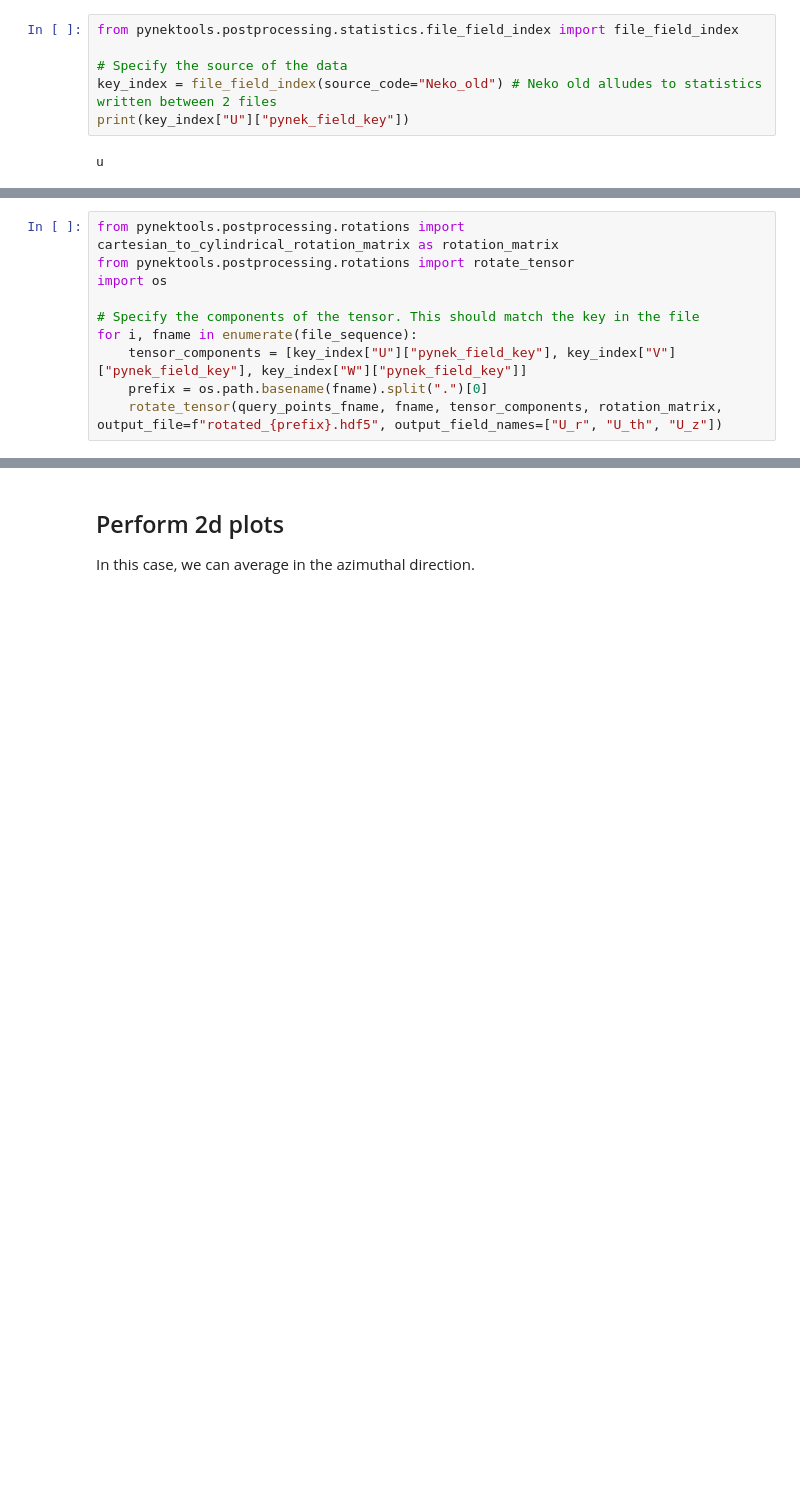
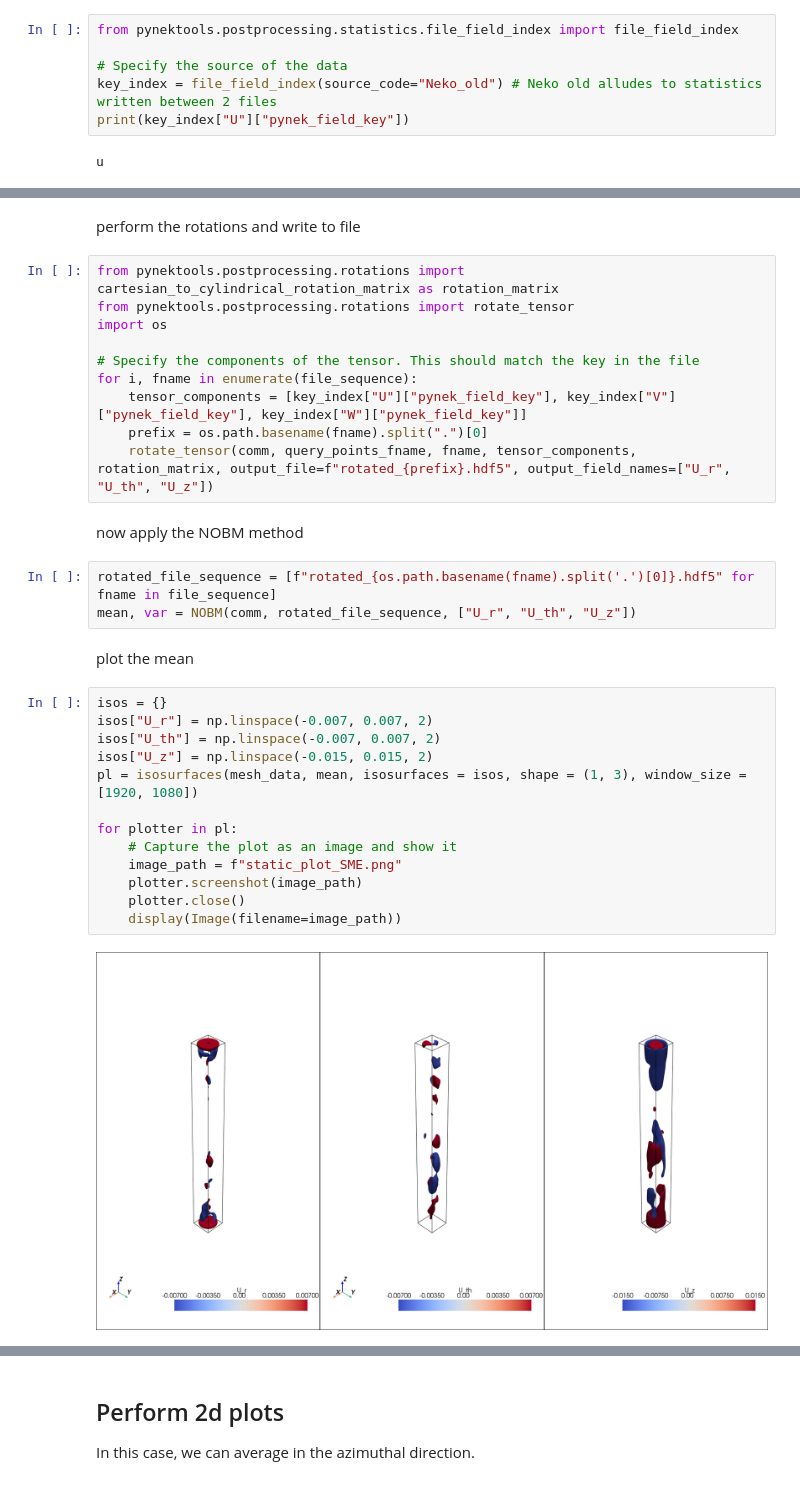
Before and after one commit to nchristensen/pySEMTools, a Jupyter notebook: examples/6-statistics/2-UQ_of_mean_fields.ipynb, the cells around one changed output, grey strips where cells are left out. Saved outputs shown, nothing was run; the diff lists cells and outputs as text; blank space fills up the shorter version.

```diff
--- a/examples/6-statistics/2-UQ_of_mean_fields.ipynb
+++ b/examples/6-statistics/2-UQ_of_mean_fields.ipynb
@@ -152,10 +93,0 @@ The tensor_components list should contain the keys to be used to identify the te
-# %%
-from pynektools.postprocessing.rotations import cartesian_to_cylindrical_rotation_matrix as rotation_matrix
-from pynektools.postprocessing.rotations import rotate_tensor
-import os
-
-# Specify the components of the tensor. This should match the key in the file
-for i, fname in enumerate(file_sequence):
-    tensor_components = [key_index["U"]["pynek_field_key"], key_index["V"]["pynek_field_key"], key_index["W"]["pynek_field_key"]]
-    prefix = os.path.basename(fname).split(".")[0]
-    rotate_tensor(query_points_fname, fname, tensor_components, rotation_matrix, output_file=f"rotated_{prefix}.hdf5", output_field_names=["U_r", "U_th", "U_z"])
@@ -301,0 +94,34 @@ with h5py.File("rotated_mean_fields.hdf5", 'w') as f:
+# %% [markdown]
+perform the rotations and write to file
+# %%
+from pynektools.postprocessing.rotations import cartesian_to_cylindrical_rotation_matrix as rotation_matrix
+from pynektools.postprocessing.rotations import rotate_tensor
+import os
+
+# Specify the components of the tensor. This should match the key in the file
+for i, fname in enumerate(file_sequence):
+    tensor_components = [key_index["U"]["pynek_field_key"], key_index["V"]["pynek_field_key"], key_index["W"]["pynek_field_key"]]
+    prefix = os.path.basename(fname).split(".")[0]
+    rotate_tensor(comm, query_points_fname, fname, tensor_components, rotation_matrix, output_file=f"rotated_{prefix}.hdf5", output_field_names=["U_r", "U_th", "U_z"])
+# %% [markdown]
+now apply the NOBM method
+# %%
+rotated_file_sequence = [f"rotated_{os.path.basename(fname).split('.')[0]}.hdf5" for fname in file_sequence]
+mean, var = NOBM(comm, rotated_file_sequence, ["U_r", "U_th", "U_z"])
+# %% [markdown]
+plot the mean
+# %%
+isos = {}
+isos["U_r"] = np.linspace(-0.007, 0.007, 2)
+isos["U_th"] = np.linspace(-0.007, 0.007, 2)
+isos["U_z"] = np.linspace(-0.015, 0.015, 2)
+pl = isosurfaces(mesh_data, mean, isosurfaces = isos, shape = (1, 3), window_size = [1920, 1080])
+
+for plotter in pl:
+    # Capture the plot as an image and show it
+    image_path = f"static_plot_SME.png"
+    plotter.screenshot(image_path)
+    plotter.close()
+    display(Image(filename=image_path))
+# %% [output]
+[figure, added]
```
Also changed, not shown: parts of 18 cells of this notebook, 1 other file.
